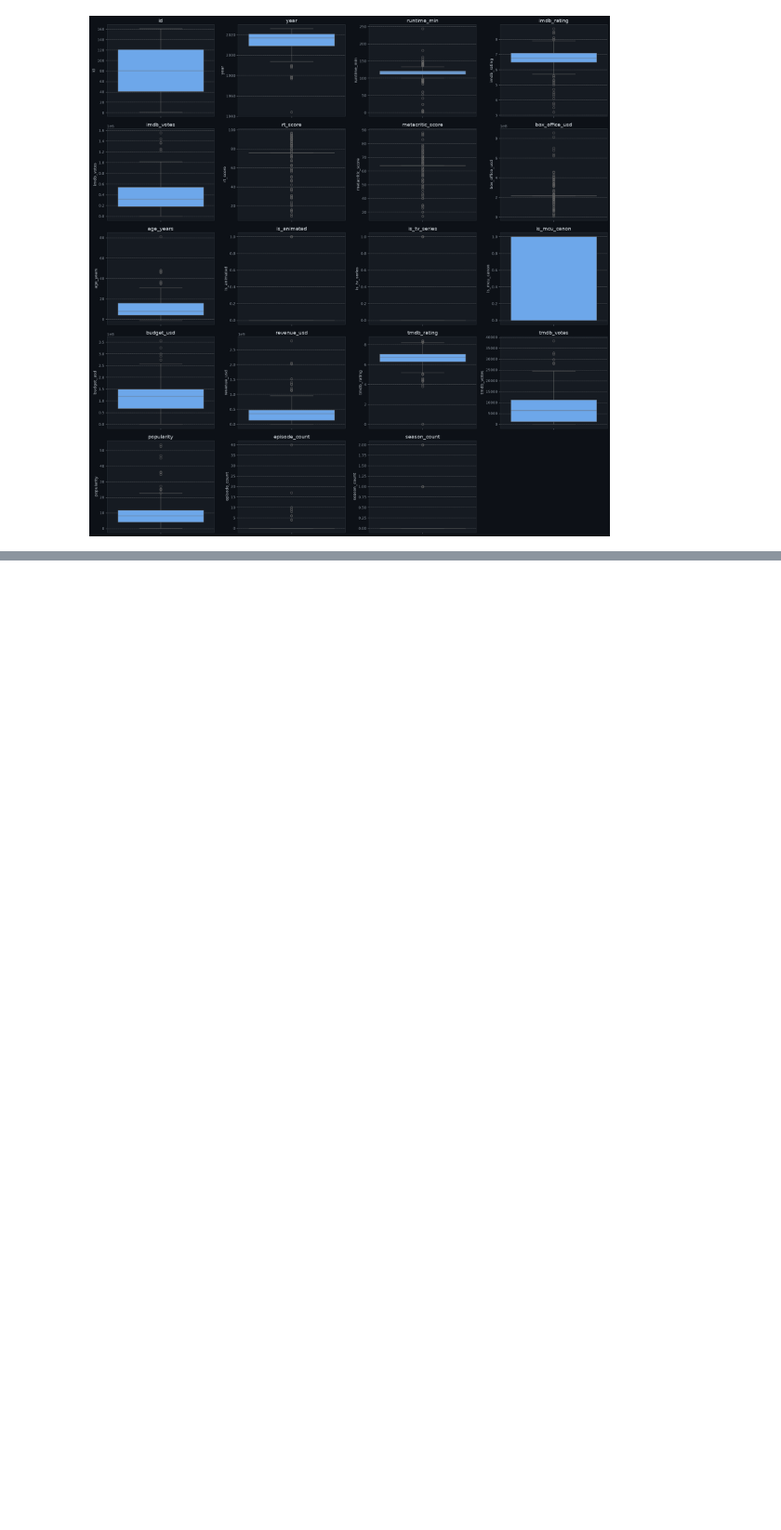
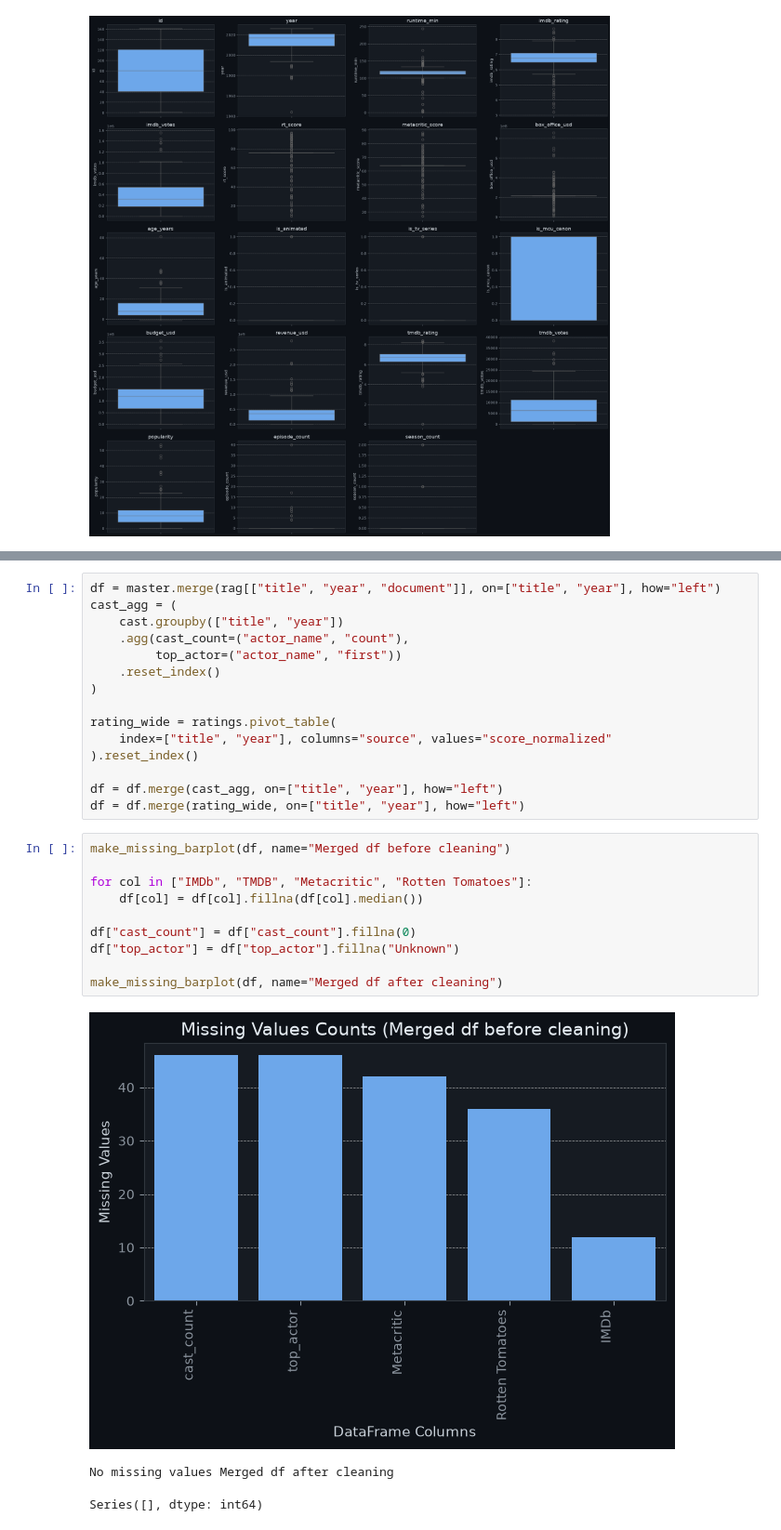
Before and after one commit to Chumus2/MCU-Canon-Classifier, a Jupyter notebook: machine-learning/notebooks/EDA.ipynb, the cells around one changed output, grey strips where cells are left out. Shown at 93% size. Drawn from its saved outputs; the diff is of its cells as text; blank space fills up the shorter version.

Commit message:
DataFrames merged (notebook)

```diff
--- a/machine-learning/notebooks/EDA.ipynb
+++ b/machine-learning/notebooks/EDA.ipynb
@@ -450,0 +451,29 @@ Columns: [title, runtime_min]
+# %%
+df = master.merge(rag[["title", "year", "document"]], on=["title", "year"], how="left")
+cast_agg = (
+    cast.groupby(["title", "year"])
+    .agg(cast_count=("actor_name", "count"),
+         top_actor=("actor_name", "first"))
+    .reset_index()
+)
+
+rating_wide = ratings.pivot_table(
+    index=["title", "year"], columns="source", values="score_normalized"
+).reset_index()
+
+df = df.merge(cast_agg, on=["title", "year"], how="left")
+df = df.merge(rating_wide, on=["title", "year"], how="left")
+# %%
+make_missing_barplot(df, name="Merged df before cleaning")
+
+for col in ["IMDb", "TMDB", "Metacritic", "Rotten Tomatoes"]:
+    df[col] = df[col].fillna(df[col].median())
+
+df["cast_count"] = df["cast_count"].fillna(0)
+df["top_actor"] = df["top_actor"].fillna("Unknown")
+
+make_missing_barplot(df, name="Merged df after cleaning")
+# %% [output]
+[figure, added]
+No missing values Merged df after cleaning
+Series([], dtype: int64)
```
Also changed, not shown: parts of 1 cell of this notebook.
